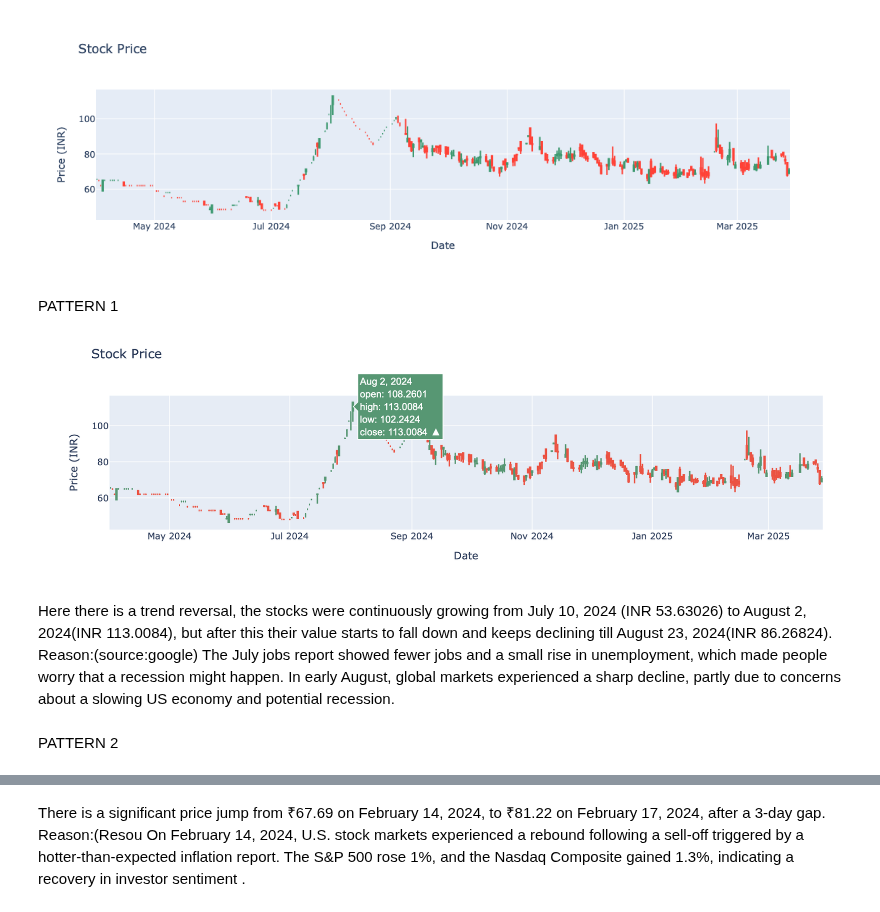
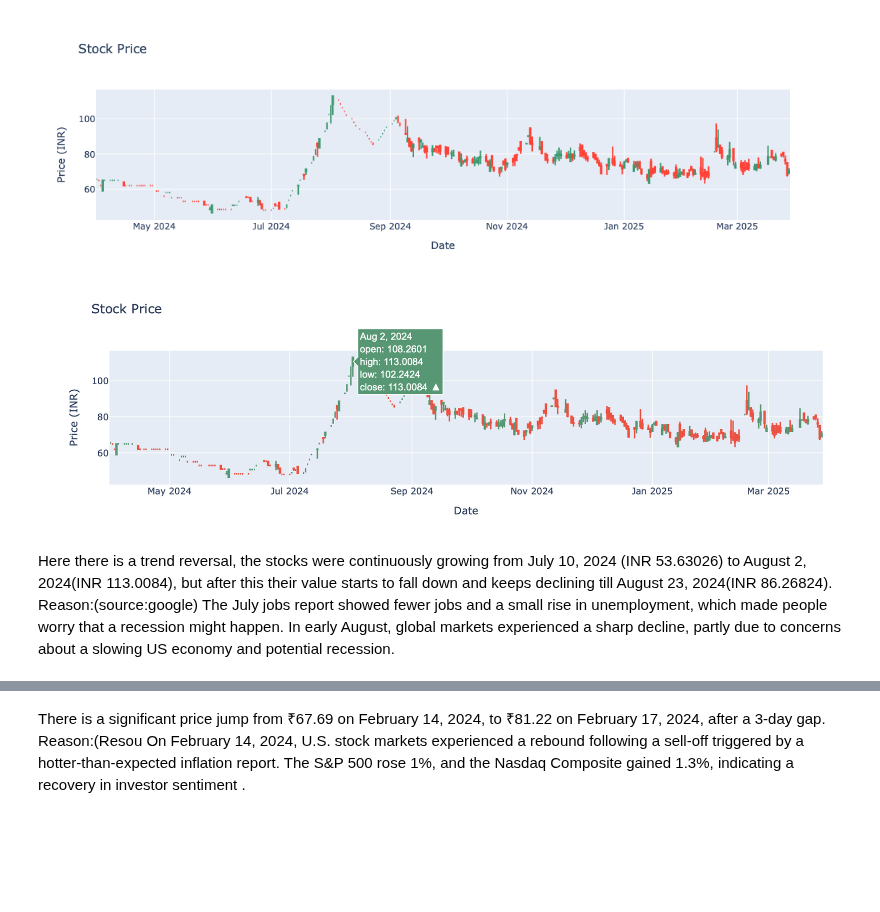
Before and after one commit to optimusprimeg/BRAINS, a Jupyter notebook: Week_1_230388_Divyanshi.ipynb, the cells around one changed output, grey strips where cells are left out. Saved outputs shown, nothing was run; the diff lists cells and outputs as text; code cells hidden in the pictures; blank space fills up the shorter version.

```diff
--- a/Week_1_230388_Divyanshi.ipynb
+++ b/Week_1_230388_Divyanshi.ipynb
@@ -90,14 +90,13 @@ fig.update_layout(
 fig.show()
 # %% [output]
 [figure]
-# %% [markdown]
-PATTERN 1
-# %% [markdown]
-![stock_price.png](attachment:22f71f52-9b3e-41b4-b691-dfb466dd261d.png)
+# %%
+from IPython.display import Image
+Image("stock_price.png")
+# %% [output]
+[figure, added]
 # %% [markdown]
 Here there is a trend reversal, the stocks were continuously growing from July 10, 2024 (INR 53.63026) to August 2, 2024(INR 113.0084), but
 after this their value starts to fall down and keeps declining till August 23, 2024(INR 86.26824).
 Reason:(source:google) The July jobs report showed fewer jobs and a small rise in unemployment, which made people worry that a recession might happen.
 In early August, global markets experienced a sharp decline, partly due to concerns about a slowing US economy and potential recession.
-# %% [markdown]
-PATTERN 2
```
Also changed, not shown: parts of 12 cells of this notebook.
